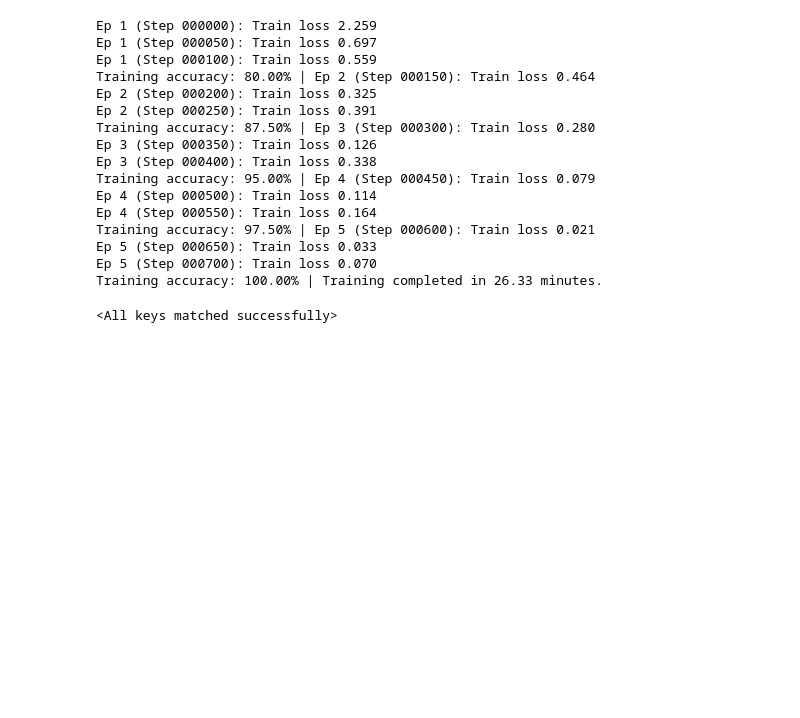
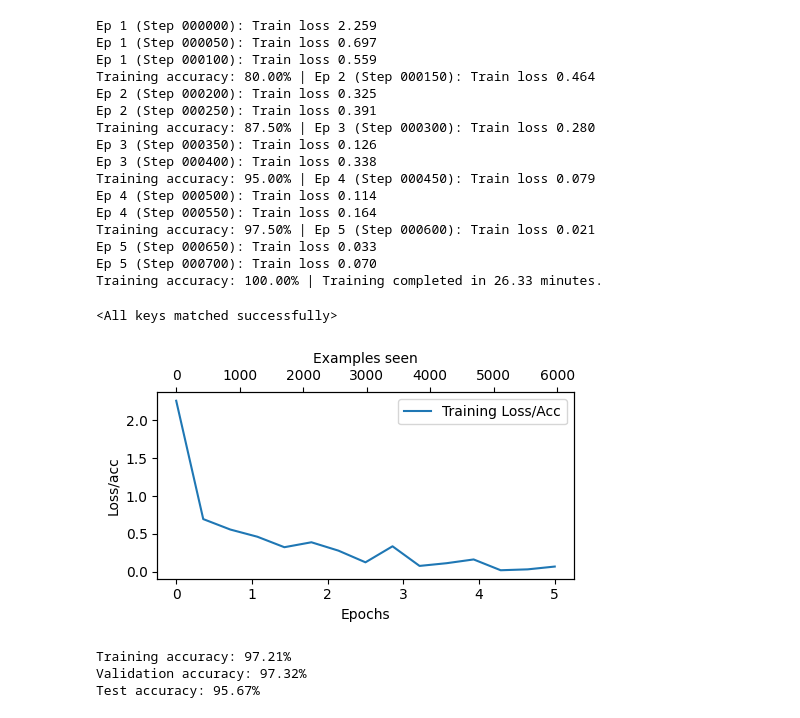
Before and after one commit to god01215/GPT-From-Scratch, a Jupyter notebook: Notebooks/03_Architecture.ipynb, the cells around one changed output. Cells and saved outputs as stored; diff of their text form; code cells hidden in the pictures; blank space fills up the shorter version.

Commit message:
Added graphs for the losses

```diff
--- a/Notebooks/03_Architecture.ipynb
+++ b/Notebooks/03_Architecture.ipynb
@@ -2330,3 +2321,45 @@ new_model.out_head = torch.nn.Linear(
 new_model.load_state_dict(torch.load(save_path))
 # %% [output]
 <All keys matched successfully>
+# %%
+import matplotlib.pyplot as plt
+
+def plot_values(train_epochs, train_examples, train_values,  label="loss"):
+    fig, ax1 = plt.subplots(figsize=(5, 3))
+
+    # Plot training (Length 15)
+    ax1.plot(train_epochs, train_values, label=f"Training {label}")
+
+    ax1.set_xlabel("Epochs")
+    ax1.set_ylabel(label.capitalize())
+    ax1.legend()
+
+    # Create a second x-axis for examples seen
+    ax2 = ax1.twiny()
+    # Align ax2 using the training examples tensor (Length 15)
+    ax2.plot(train_examples, train_values, alpha=0)
+    ax2.set_xlabel("Examples seen")
+
+    fig.tight_layout()
+    plt.show()
+
+# --- Preparation ---
+# Assuming train_losses has 15 elements and train_accs has 5 elements
+train_epochs = torch.linspace(0, num_epochs, len(train_losses))
+train_examples = torch.linspace(0, examples_seen, len(train_losses))
+
+plot_values(train_epochs, train_examples, train_losses,label="Loss/Acc")
+# %% [output]
+[figure, added]
+# %%
+train_accuracy = calc_accuracy_loader(train_loader, model, device)
+val_accuracy = calc_accuracy_loader(val_loader, model, device)
+test_accuracy = calc_accuracy_loader(test_loader, model, device)
+
+print(f"Training accuracy: {train_accuracy*100:.2f}%")
+print(f"Validation accuracy: {val_accuracy*100:.2f}%")
+print(f"Test accuracy: {test_accuracy*100:.2f}%")
+# %% [output]
+Training accuracy: 97.21%
+Validation accuracy: 97.32%
+Test accuracy: 95.67%
```
Also changed, not shown: parts of 1 cell of this notebook.
